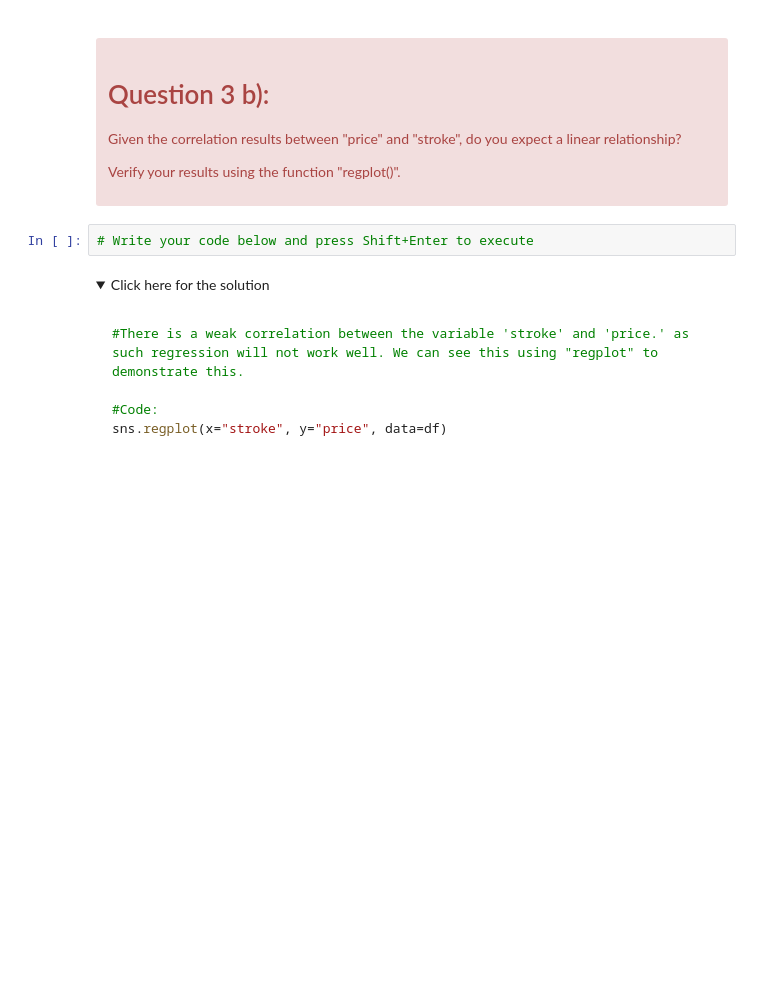
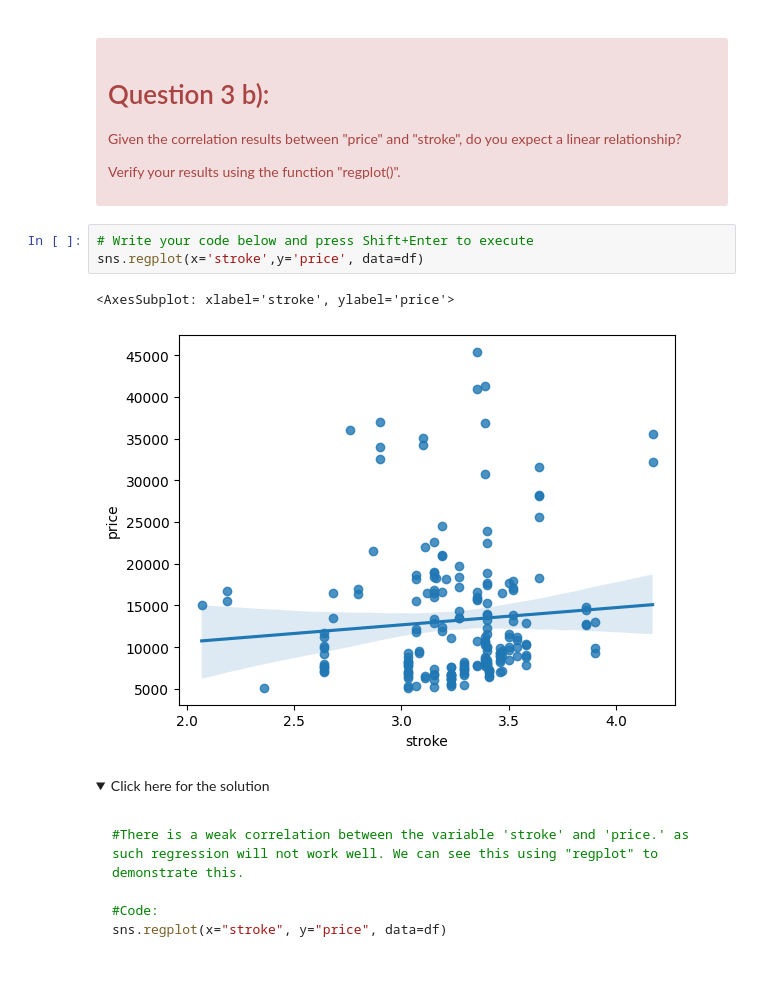
Before and after one commit to morelocj/pandas_demos, a Jupyter notebook: USE__DA0101EN-3-Review-Exploratory-Data-Analysis.ipynb, the cells around one changed output. Drawn from its saved outputs; the diff is of its cells as text; folded sections open; blank space fills up the shorter version.

```diff
--- a/USE__DA0101EN-3-Review-Exploratory-Data-Analysis.ipynb
+++ b/USE__DA0101EN-3-Review-Exploratory-Data-Analysis.ipynb
@@ -262,6 +263,10 @@ df[["stroke","price"]].corr()
 </div>
 # %%
 # Write your code below and press Shift+Enter to execute
+sns.regplot(x='stroke',y='price', data=df)
+# %% [output]
+<AxesSubplot: xlabel='stroke', ylabel='price'>
+[figure, added]
 # %% [markdown]
 <details><summary>Click here for the solution</summary>
 
```
Also changed, not shown: parts of 12 cells of this notebook, 3 other files.
